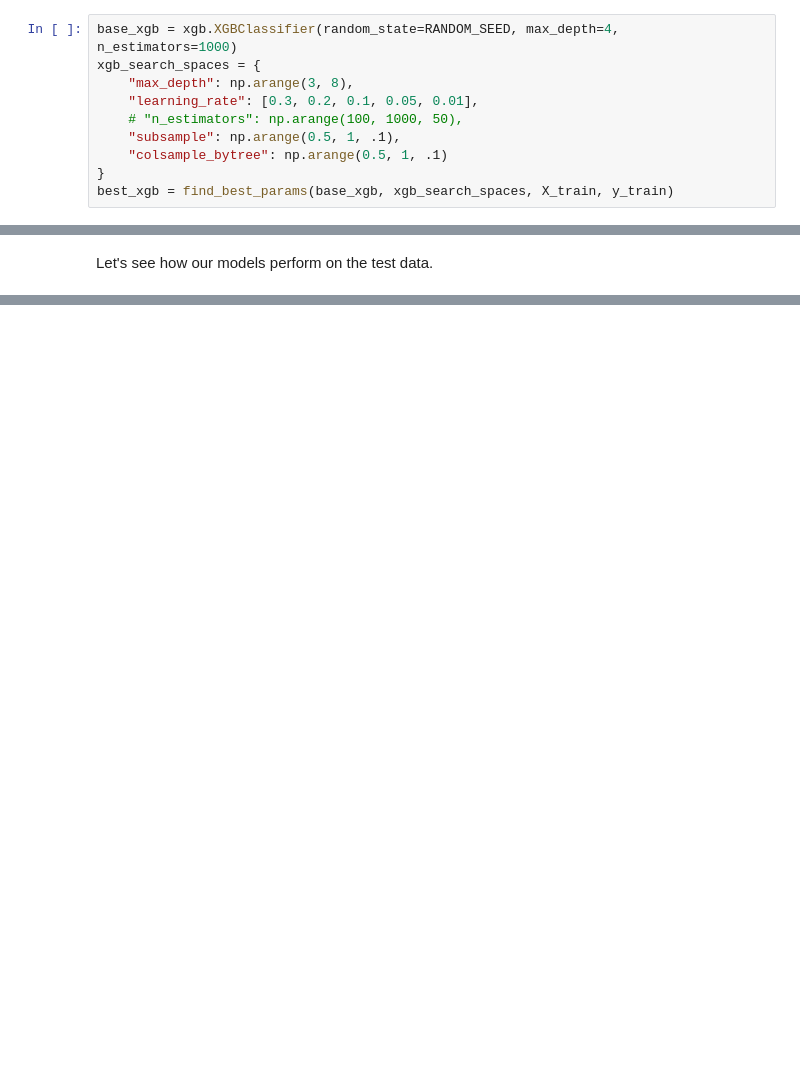
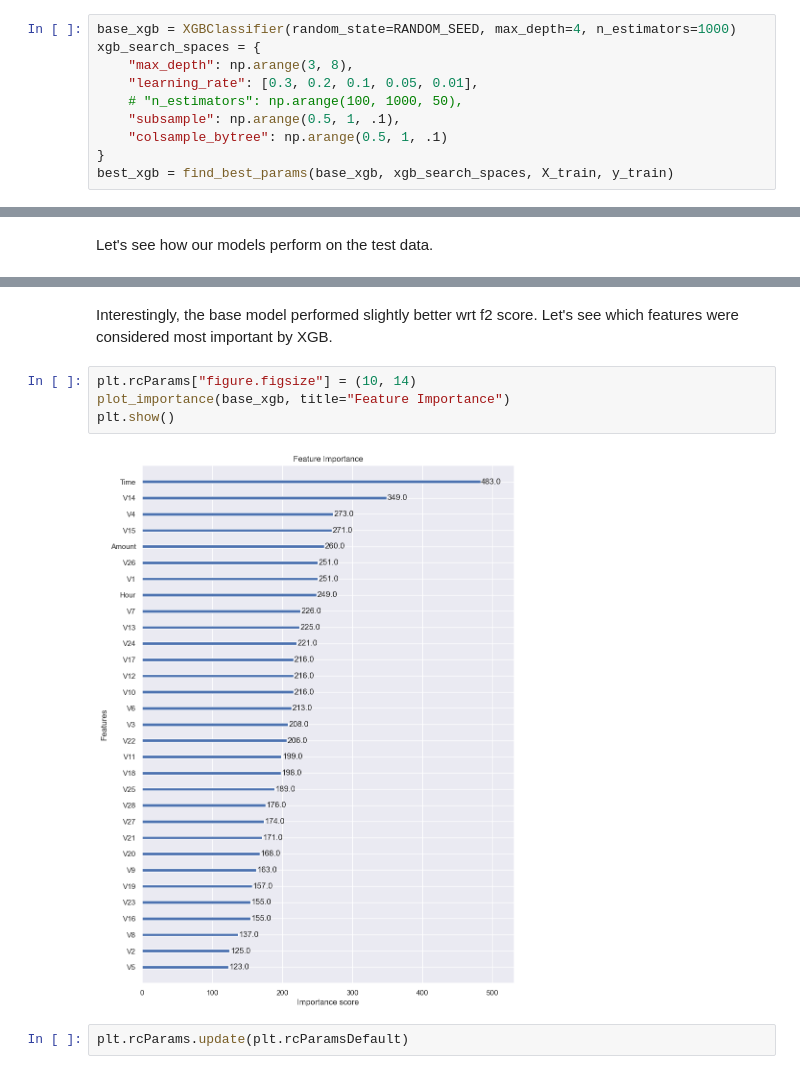
Before and after one commit to anchorelement/cc-fraud-detection, a Jupyter notebook: main.ipynb, the cells around one changed output, grey strips where cells are left out. Saved outputs shown, nothing was run; the diff lists cells and outputs as text; blank space fills up the shorter version.

```diff
--- a/main.ipynb
+++ b/main.ipynb
@@ -272,7 +288,7 @@ def find_best_params(model, search_spaces, X, y, n_iter=25, cv=5, scoring="f1"):
     print(f"Best parameters found: {search.best_params_}")
     return search.best_estimator_
 # %%
-base_xgb = xgb.XGBClassifier(random_state=RANDOM_SEED, max_depth=4, n_estimators=1000)
+base_xgb = XGBClassifier(random_state=RANDOM_SEED, max_depth=4, n_estimators=1000)
 xgb_search_spaces = {
     "max_depth": np.arange(3, 8),
     "learning_rate": [0.3, 0.2, 0.1, 0.05, 0.01],
@@ -331,0 +326,10 @@ f_beta = 0.86
+# %% [markdown]
+Interestingly, the base model performed slightly better wrt f2 score.  Let's see which features were considered most important by XGB.
+# %%
+plt.rcParams["figure.figsize"] = (10, 14)
+plot_importance(base_xgb, title="Feature Importance")
+plt.show()
+# %% [output]
+[figure, added]
+# %%
+plt.rcParams.update(plt.rcParamsDefault)
```
Also changed, not shown: parts of 18 cells of this notebook.
